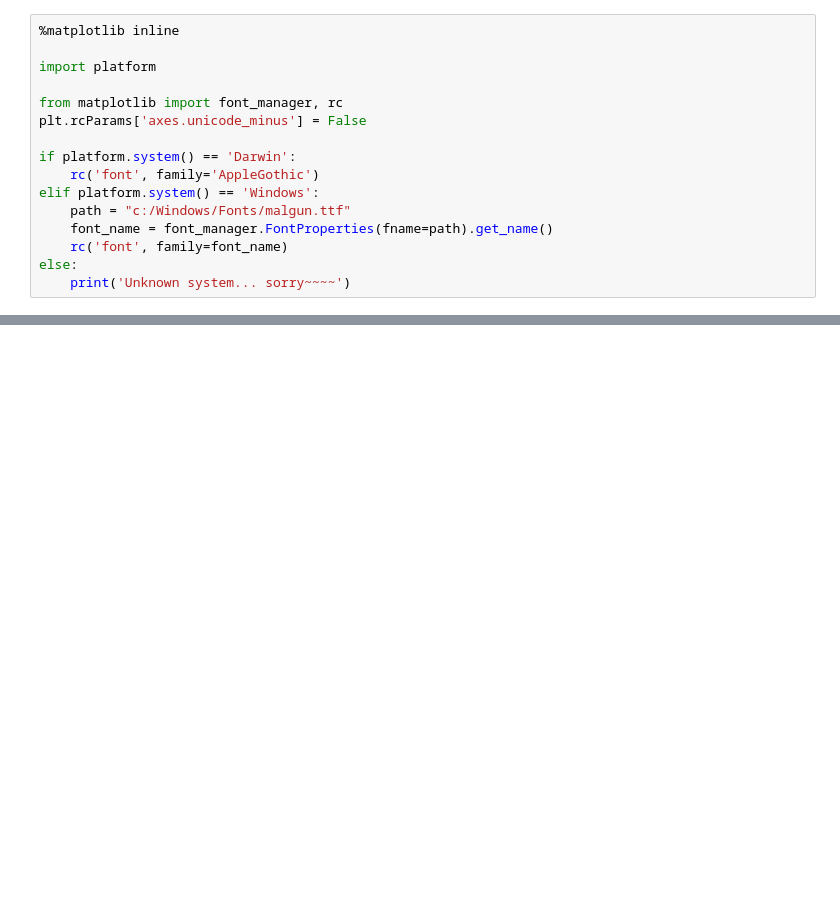
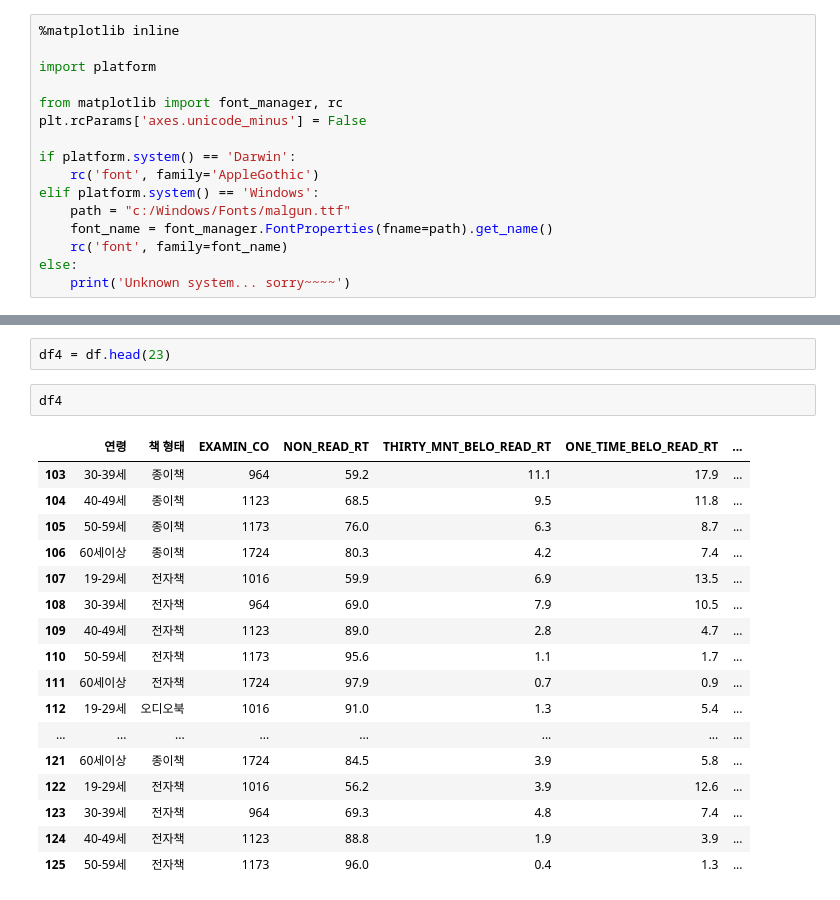
Before and after one commit to YoonGeonSON/streamlit-read-book, a Jupyter notebook: grade_read_book.ipynb, the cells around one changed output, grey strips where cells are left out. Drawn from its saved outputs; the diff is of its cells as text; blank space fills up the shorter version.

```diff
--- a/grade_read_book.ipynb
+++ b/grade_read_book.ipynb
@@ -225,0 +332,22 @@ else:
+# %%
+df4 = df.head(23)
+# %%
+df4
+# %% [output]
+|  | 연령 | 책 형태 | EXAMIN_CO | NON_READ_RT | THIRTY_MNT_BELO_READ_RT | ONE_TIME_BELO_READ_RT | ... |
+| 103 | 30-39세 | 종이책 | 964 | 59.2 | 11.1 | 17.9 | ... |
+| 104 | 40-49세 | 종이책 | 1123 | 68.5 | 9.5 | 11.8 | ... |
+| 105 | 50-59세 | 종이책 | 1173 | 76.0 | 6.3 | 8.7 | ... |
+| 106 | 60세이상 | 종이책 | 1724 | 80.3 | 4.2 | 7.4 | ... |
+| 107 | 19-29세 | 전자책 | 1016 | 59.9 | 6.9 | 13.5 | ... |
+| 108 | 30-39세 | 전자책 | 964 | 69.0 | 7.9 | 10.5 | ... |
+| 109 | 40-49세 | 전자책 | 1123 | 89.0 | 2.8 | 4.7 | ... |
+| 110 | 50-59세 | 전자책 | 1173 | 95.6 | 1.1 | 1.7 | ... |
+| 111 | 60세이상 | 전자책 | 1724 | 97.9 | 0.7 | 0.9 | ... |
+| 112 | 19-29세 | 오디오북 | 1016 | 91.0 | 1.3 | 5.4 | ... |
+| ... | ... | ... | ... | ... | ... | ... | ... |
+| 121 | 60세이상 | 종이책 | 1724 | 84.5 | 3.9 | 5.8 | ... |
+| 122 | 19-29세 | 전자책 | 1016 | 56.2 | 3.9 | 12.6 | ... |
+| 123 | 30-39세 | 전자책 | 964 | 69.3 | 4.8 | 7.4 | ... |
+| 124 | 40-49세 | 전자책 | 1123 | 88.8 | 1.9 | 3.9 | ... |
+| 125 | 50-59세 | 전자책 | 1173 | 96.0 | 0.4 | 1.3 | ... |
```
Also changed, not shown: parts of 14 cells of this notebook.
